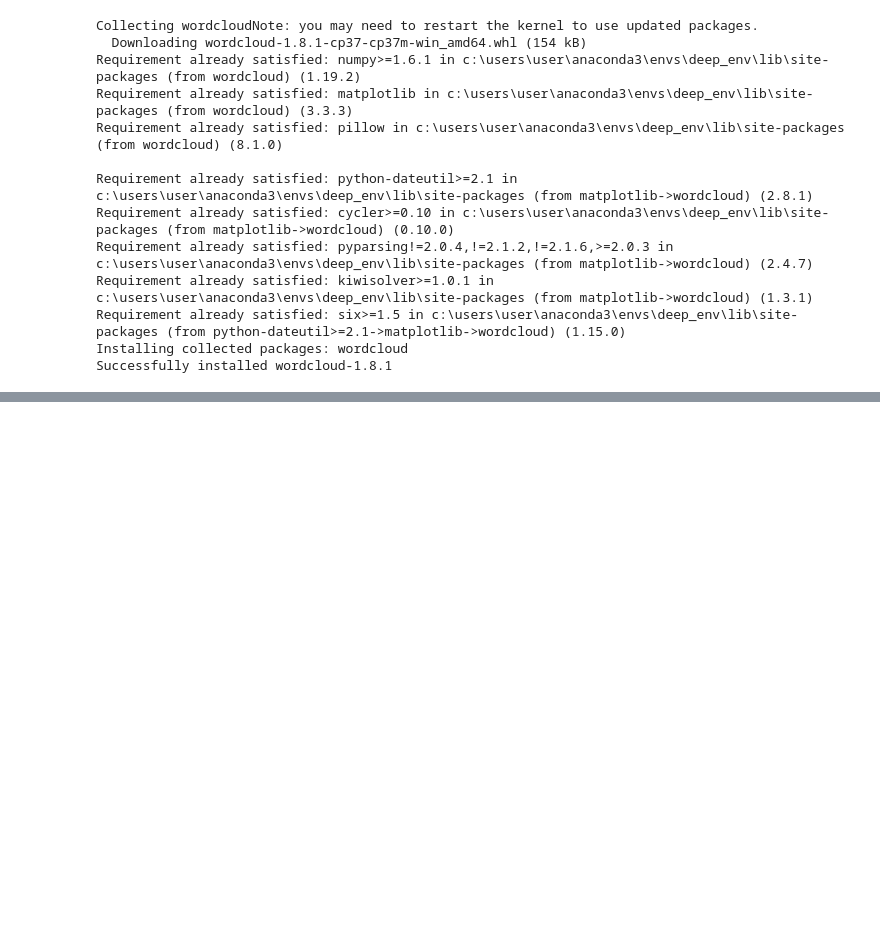
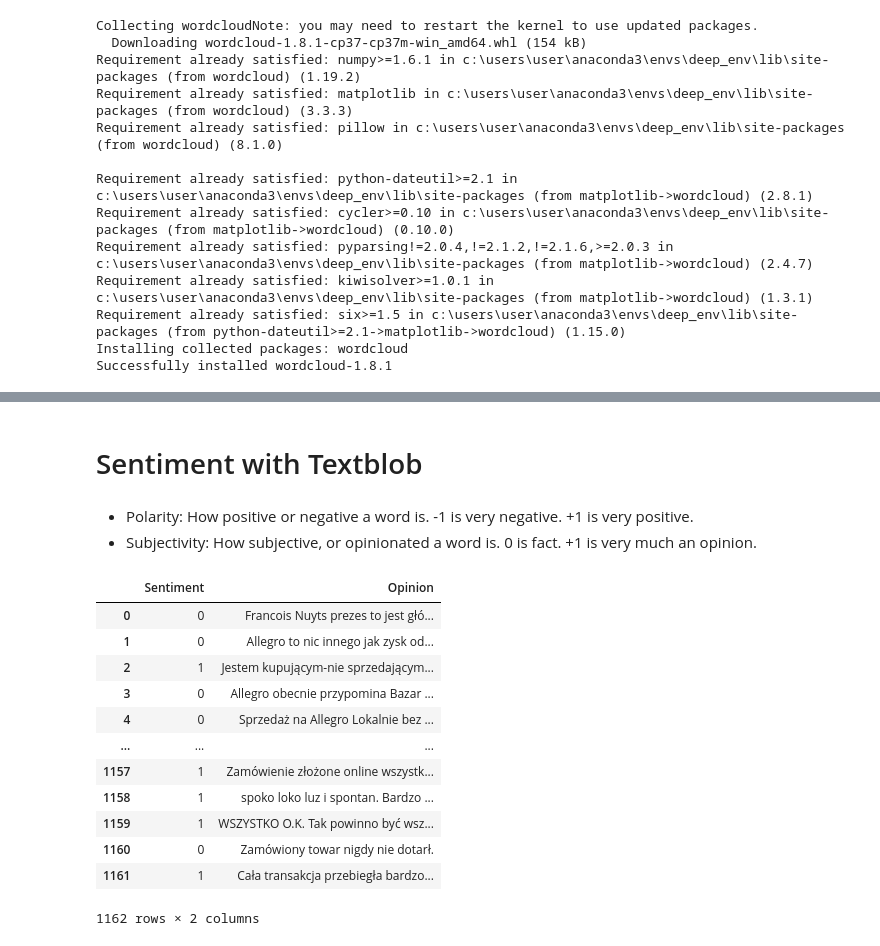
Before and after one commit to AgnesGru/Ocena-komentarzy-NLP, a Jupyter notebook: Flask/EDA.ipynb, the cells around one changed output, grey strips where cells are left out. Cells and saved outputs as stored; diff of their text form; code cells hidden in the pictures; blank space fills up the shorter version.

```diff
--- a/Flask/EDA.ipynb
+++ b/Flask/EDA.ipynb
@@ -96,0 +99,24 @@ plt.show()
+# %% [markdown]
+# Sentiment with Textblob
+# %% [markdown]
+- Polarity: How positive or negative a word is. -1 is very negative. +1 is very positive.
+- Subjectivity: How subjective, or opinionated a word is. 0 is fact. +1 is very much an opinion.
+# %%
+import pandas as pd
+
+data = pd.read_pickle('corpus1.pkl')
+data
+# %% [output]
+|  | Sentiment | Opinion |
+| 0 | 0 | Francois Nuyts prezes to jest głó... |
+| 1 | 0 | Allegro to nic innego jak zysk od... |
+| 2 | 1 | Jestem kupującym-nie sprzedającym... |
+| 3 | 0 | Allegro obecnie przypomina Bazar ... |
+| 4 | 0 | Sprzedaż na Allegro Lokalnie bez ... |
+| ... | ... | ... |
+| 1157 | 1 | Zamówienie złożone online wszystk... |
+| 1158 | 1 | spoko loko luz i spontan. Bardzo ... |
+| 1159 | 1 | WSZYSTKO O.K. Tak powinno być wsz... |
+| 1160 | 0 | Zamówiony towar nigdy nie dotarł. |
+| 1161 | 1 | Cała transakcja przebiegła bardzo... |
+1162 rows × 2 columns
```
Also changed, not shown: parts of 5 cells of this notebook.
